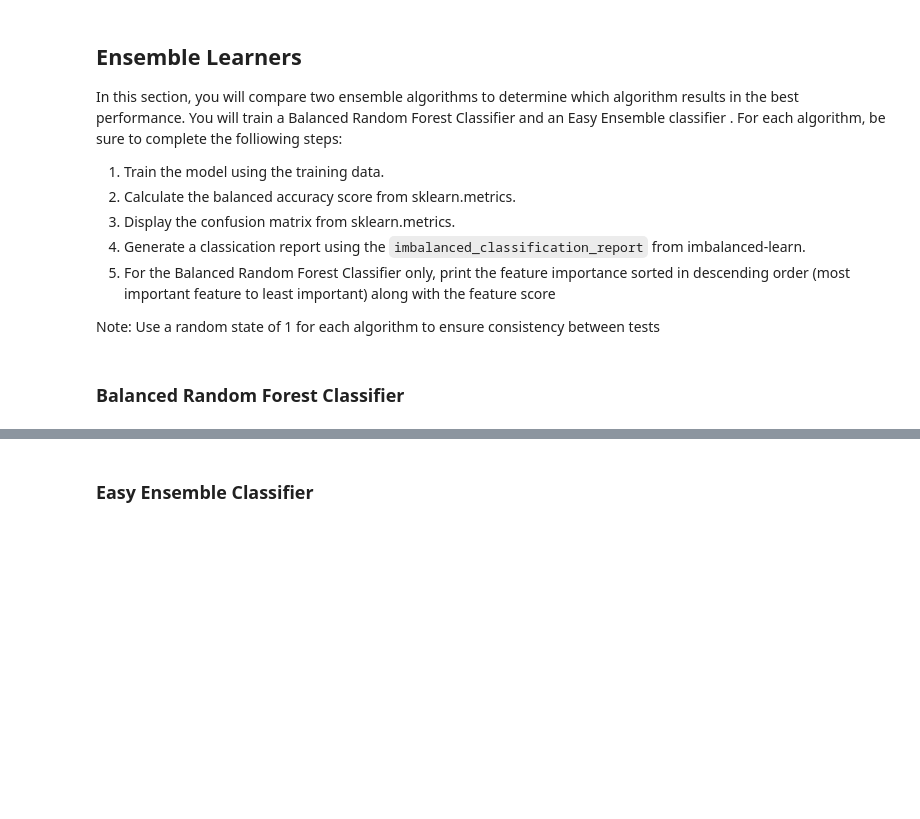
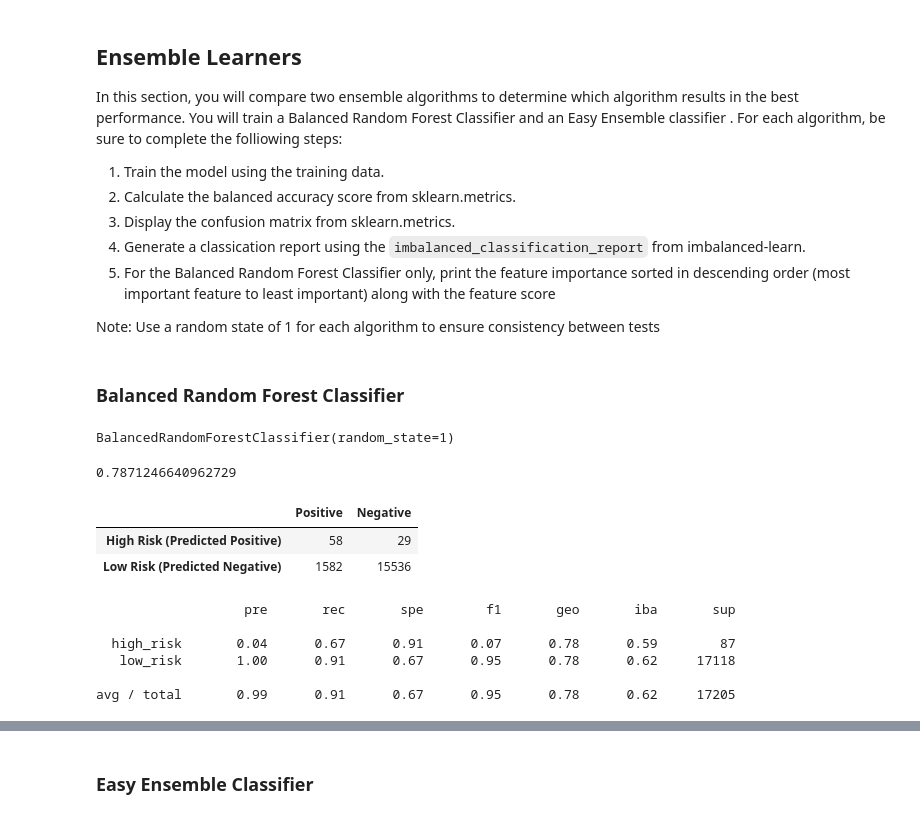
Before and after one commit to nomadic-me/Risky-Business, a Jupyter notebook: credit_risk_ensemble.ipynb, the cells around one changed output, grey strips where cells are left out. Saved outputs shown, nothing was run; the diff lists cells and outputs as text; code cells hidden in the pictures; blank space fills up the shorter version.

```diff
--- a/credit_risk_ensemble.ipynb
+++ b/credit_risk_ensemble.ipynb
@@ -122,7 +135,13 @@ Note: Use a random state of 1 for each algorithm to ensure consistency between t
 ### Balanced Random Forest Classifier
 # %%
 # Resample the training data with the BalancedRandomForestClassifier
-# YOUR CODE HERE
+brf = BalancedRandomForestClassifier(n_estimators=100, random_state=1)
+brf.fit(X_train_scaled, y_train)
+# %% [output]
+BalancedRandomForestClassifier(random_state=1)
 # %%
 # Calculated the balanced accuracy score
-# YOUR CODE HERE
+y_pred = brf.predict(X_test_scaled)
+balanced_accuracy_score(y_test, y_pred)
+# %% [output]
+0.7871246640962729
@@ -132,3 +148,20 @@ Note: Use a random state of 1 for each algorithm to ensure consistency between t
+# %%
+# Display the confusion matrix
+
+pd.DataFrame(confusion_matrix(y_test, y_pred),
+            index = ["High Risk (Predicted Positive)", "Low Risk (Predicted Negative)"],
+            columns = ["Positive", "Negative"])
+# %% [output]
+|  | Positive | Negative |
+| High Risk (Predicted Positive) | 58 | 29 |
+| Low Risk (Predicted Negative) | 1582 | 15536 |
 # %%
 # Print the imbalanced classification report
-# YOUR CODE HERE
+print(classification_report_imbalanced(y_test, y_pred))
+# %% [output]
+                   pre       rec       spe        f1       geo       iba       sup
+
+  high_risk       0.04      0.67      0.91      0.07      0.78      0.59        87
+   low_risk       1.00      0.91      0.67      0.95      0.78      0.62     17118
+
+avg / total       0.99      0.91      0.67      0.95      0.78      0.62     17205
```
Also changed, not shown: parts of 15 cells of this notebook.
